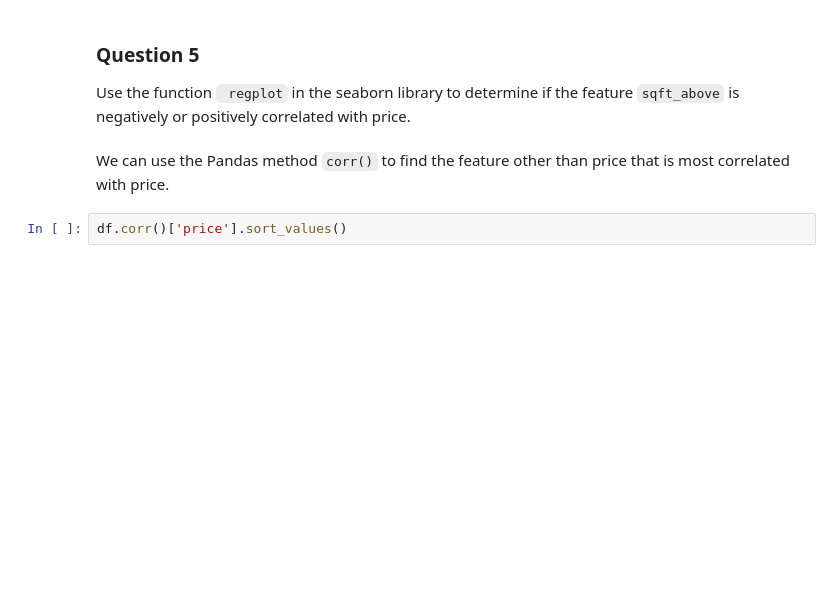
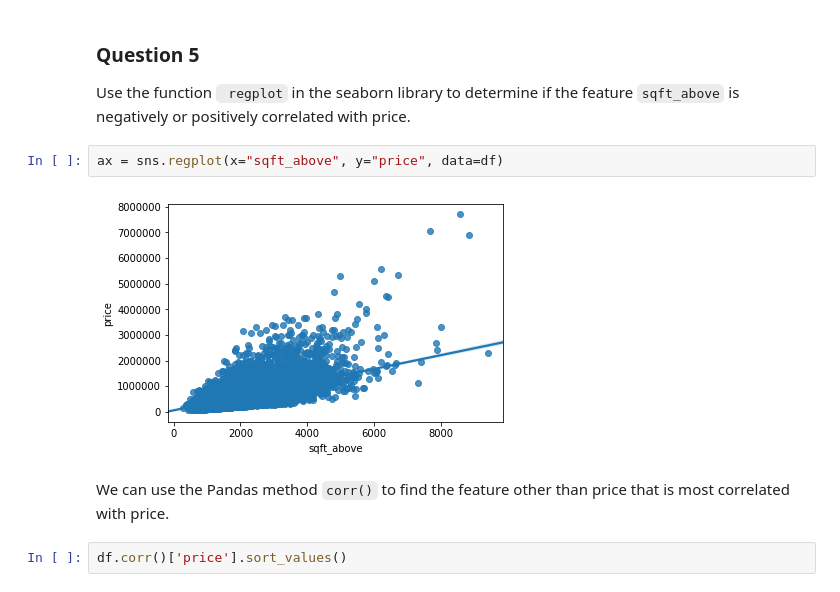
Before and after one commit to tixix/DataScience, a Jupyter notebook: Projects/House_Sales Project.ipynb, the cells around one changed output. Cells and saved outputs as stored; diff of their text form; blank space fills up the shorter version.

```diff
--- a/Projects/House_Sales Project.ipynb
+++ b/Projects/House_Sales Project.ipynb
@@ -195,6 +197,10 @@ ValueError: Could not interpret input 'waterfront'
 # %% [markdown]
 ### Question 5
 Use the function <code> regplot</code>  in the seaborn library  to  determine if the feature <code>sqft_above</code> is negatively or positively correlated with price.
+# %%
+ax = sns.regplot(x="sqft_above", y="price", data=df)
+# %% [output]
+[figure, added]
 # %% [markdown]
 
 We can use the Pandas method <code>corr()</code>  to find the feature other than price that is most correlated with price.
```
Also changed, not shown: parts of 18 cells of this notebook.
